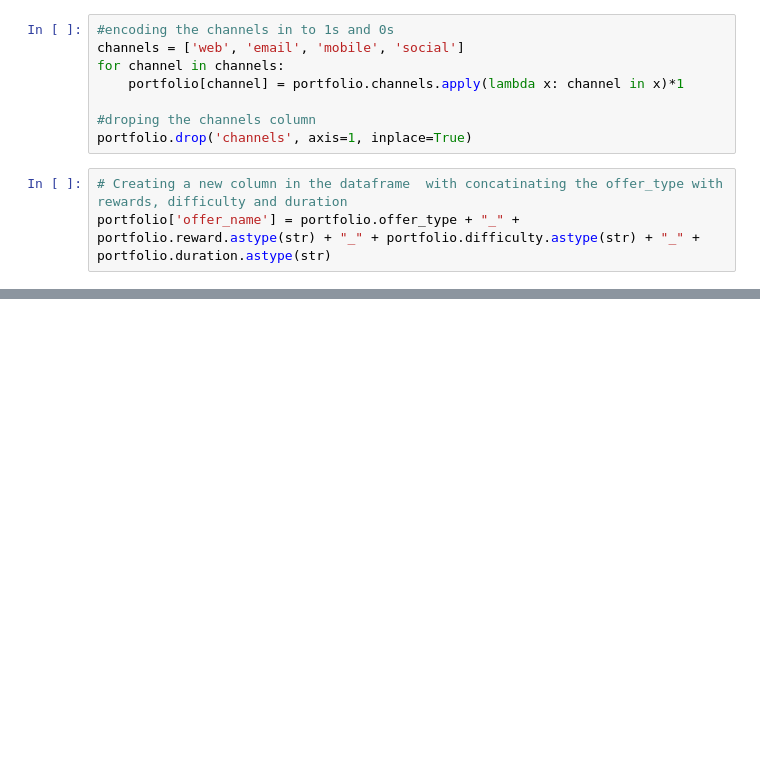
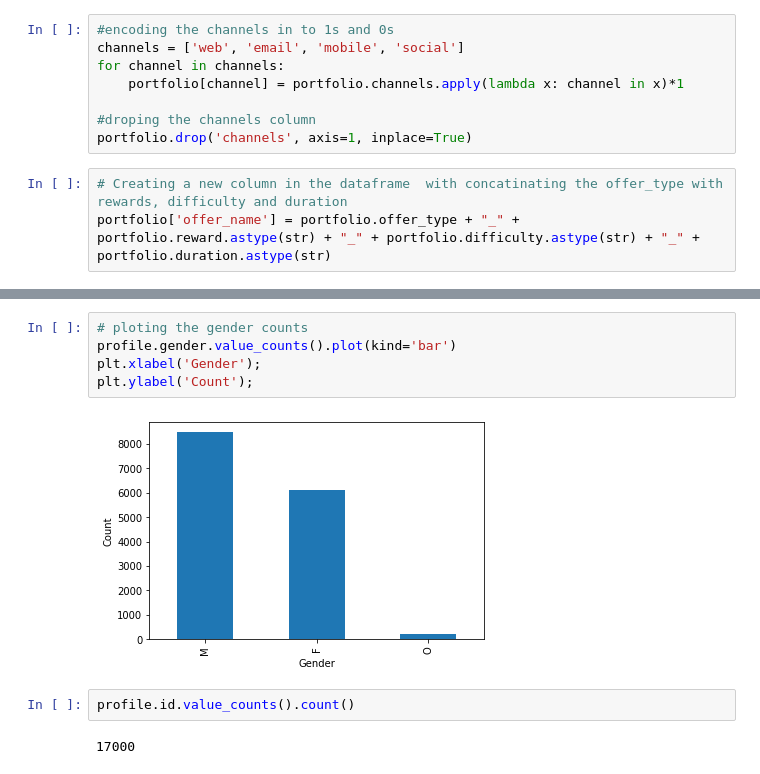
Before and after one commit to amitborkar98/Starbucks-capstone, a Jupyter notebook: Starbucks_Capstone_notebook.ipynb, the cells around one changed output, grey strips where cells are left out. Cells and saved outputs as stored; diff of their text form; blank space fills up the shorter version.

```diff
--- a/Starbucks_Capstone_notebook.ipynb
+++ b/Starbucks_Capstone_notebook.ipynb
@@ -115,0 +176,11 @@ portfolio
+# %%
+# ploting the gender counts
+profile.gender.value_counts().plot(kind='bar')
+plt.xlabel('Gender');
+plt.ylabel('Count');
+# %% [output]
+[figure, added]
+# %%
+profile.id.value_counts().count()
+# %% [output]
+17000
```
Also changed, not shown: parts of 11 cells of this notebook.
